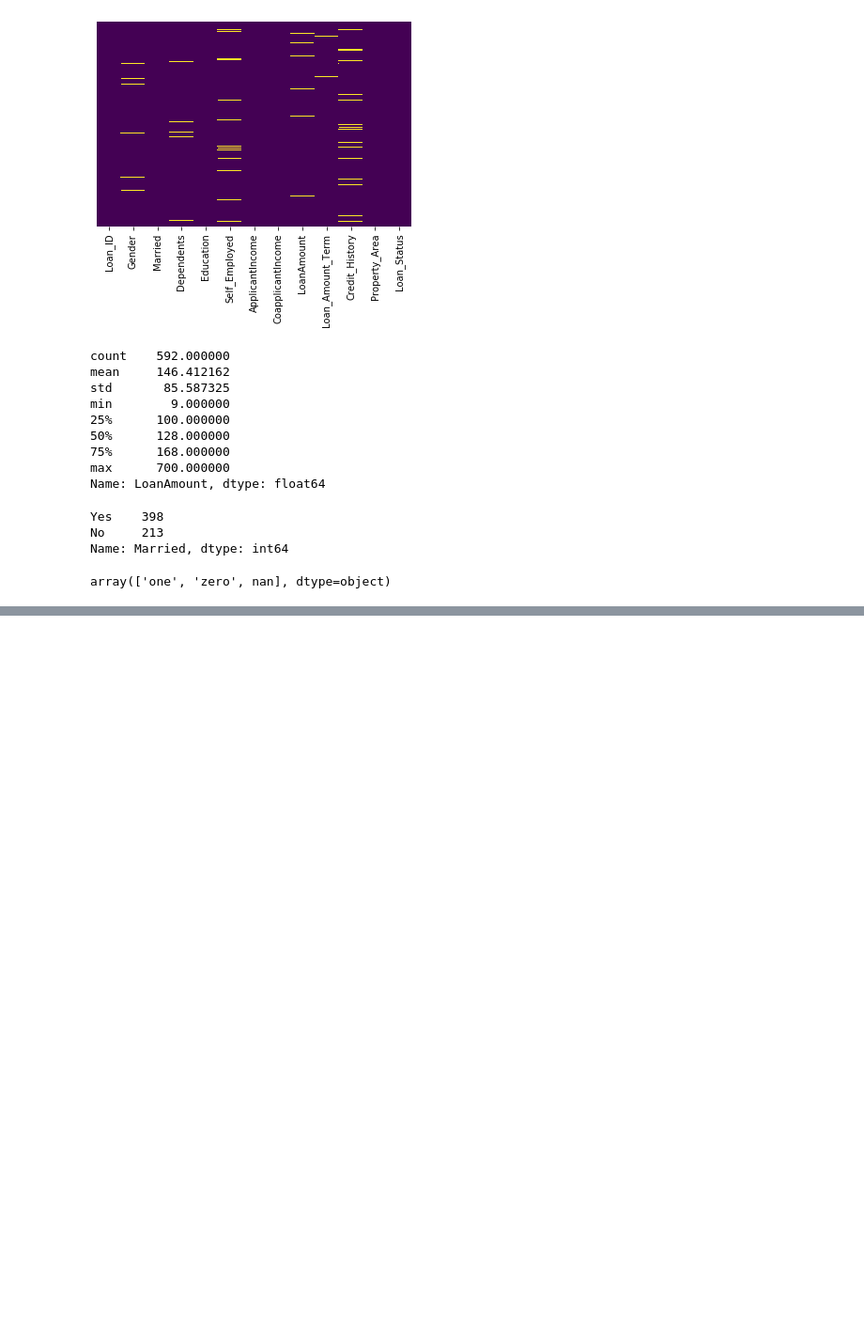
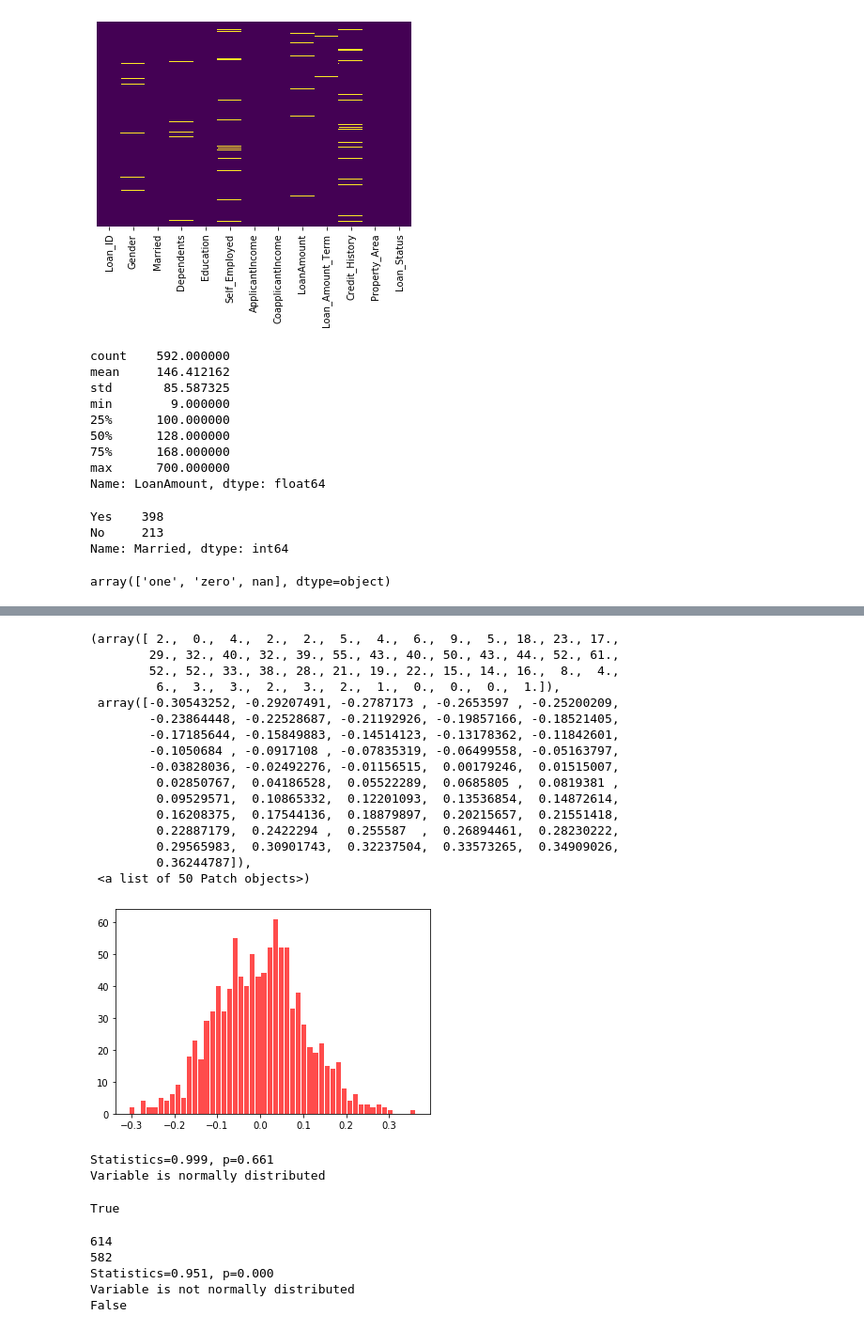
Before and after one commit to NabilBis/Loan-Prediction, a Jupyter notebook: Loan Prediction.ipynb, the cells around one changed output, grey strips where cells are left out. Shown at 94% size. Cells and saved outputs as stored; diff of their text form; code cells hidden in the pictures; blank space fills up the shorter version.

```diff
--- a/Loan Prediction.ipynb
+++ b/Loan Prediction.ipynb
@@ -484,0 +584,20 @@ print("O")
+# %%
+plt.hist(x=s, bins=50, color='red', alpha=0.7, rwidth=0.85)
+# %% [output]
+(array([ 2.,  0.,  4.,  2.,  2.,  5.,  4.,  6.,  9.,  5., 18., 23., 17.,
+        29., 32., 40., 32., 39., 55., 43., 40., 50., 43., 44., 52., 61.,
+        52., 52., 33., 38., 28., 21., 19., 22., 15., 14., 16.,  8.,  4.,
+         6.,  3.,  3.,  2.,  3.,  2.,  1.,  0.,  0.,  0.,  1.]),
+ array([-0.30543252, -0.29207491, -0.2787173 , -0.2653597 , -0.25200209,
+        -0.23864448, -0.22528687, -0.21192926, -0.19857166, -0.18521405,
+        -0.17185644, -0.15849883, -0.14514123, -0.13178362, -0.11842601,
+        -0.1050684 , -0.0917108 , -0.07835319, -0.06499558, -0.05163797,
+        -0.03828036, -0.02492276, -0.01156515,  0.00179246,  0.01515007,
+         0.02850767,  0.04186528,  0.05522289,  0.0685805 ,  0.0819381 ,
+         0.09529571,  0.10865332,  0.12201093,  0.13536854,  0.14872614,
+         0.16208375,  0.17544136,  0.18879897,  0.20215657,  0.21551418,
+         0.22887179,  0.2422294 ,  0.255587  ,  0.26894461,  0.28230222,
+         0.29565983,  0.30901743,  0.32237504,  0.33573265,  0.34909026,
+         0.36244787]),
+ <a list of 50 Patch objects>)
+[figure, added]
@@ -484,0 +607,21 @@ print("O")
+# %%
+shapiro_wilks(s)
+# %% [output]
+Statistics=0.999, p=0.661
+Variable is normally distributed
+True
+# %%
+outliers_masks = pd.read_csv('/Users/macos/Desktop/home/πthon/classification_problems/Outliers/Outliers_mask.csv')
+
+applicant_mask = outliers_masks['ApplicantIncome_mask']
+print(len(applicant_mask))
+applicant = data.ApplicantIncome[applicant_mask]
+print(len(applicant))
+applicant = applicant.apply(lambda x: log(x))
+print(shapiro_wilks(applicant))
+# %% [output]
+614
+582
+Statistics=0.951, p=0.000
+Variable is not normally distributed
+False
```
Also changed, not shown: parts of 11 cells of this notebook.
